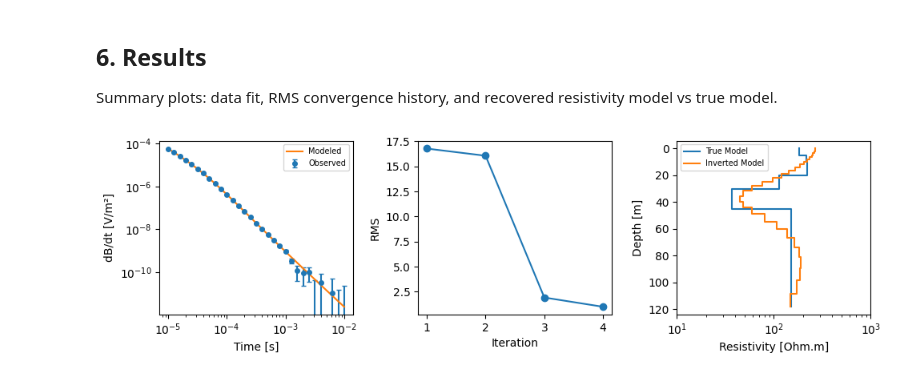
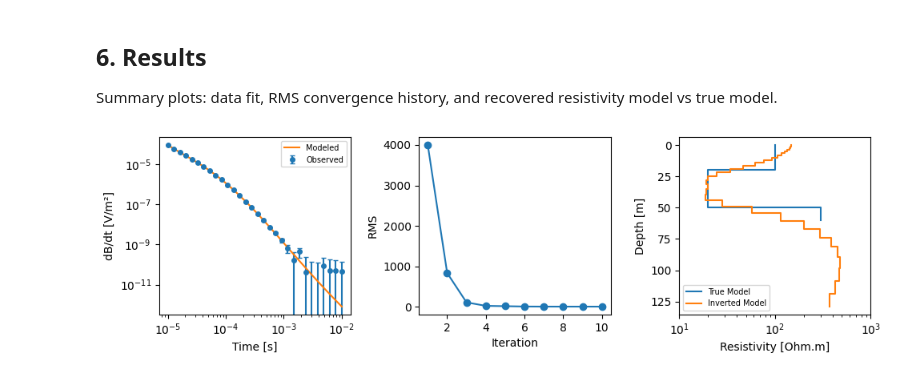
Before and after one commit to pmc93/pyTEM, a Jupyter notebook: notebooks/3. pytem_inv.ipynb, the cells around one changed output. Drawn from its saved outputs; the diff is of its cells as text; code cells hidden in the pictures.

```diff
--- a/notebooks/3. pytem_inv.ipynb
+++ b/notebooks/3. pytem_inv.ipynb
@@ -270,0 +87,13 @@ def _alpha_search(alpha_start, alpha_steps, Jw, dw, R, m,
+# %%
+rng = np.random.default_rng(42)
+
+# Power-law noise floor:  e_i = b * t_i^{-1/2}
+# b has units of  V/m^2 * sqrt(s)  (sets the absolute late-time noise level)
+b_noise   = 1e-11                       # noise amplitude coefficient
+noise_std = b_noise * times ** (-0.5)   # absolute std per gate [V/m^2]
+
+# Noisy observed data (additive Gaussian, std = noise_std)
+dbdt_obs = dbdt_true + rng.normal(0.0, noise_std)
+
+print(f'SNR range: {(np.abs(dbdt_true) / noise_std).min():.1f} - '
+      f'{(np.abs(dbdt_true) / noise_std).max():.1f}')
@@ -724,19 +147,19 @@ def invert(obs_data, thicknesses, log_resistivities, tx_radius, times,
 
 Start from a homogeneous half-space and iterate until the RMS stabilises.
 # %%
-log_resistivities = np.ones_like(thicknesses) * np.log(100.0)
+log_resistivities = np.ones(len(thicknesses) + 1) * np.log(100.0)
 
 result = invert(
-    obs_data=obs_data,
+    obs_data=dbdt_obs,
     thicknesses=thicknesses,
     log_resistivities=log_resistivities,
-    tx_radius=a,
+    tx_size=a,
     times=times,
     alpha_steps=10,
-    maxit=10,
+    maxit=20,
     eps=1e-4,
     noise_std=noise_std,
-    use_cuda=True,
+    use_cuda=HAS_CUDA,
     calc_sens=False,
     transform='euler',
     hankel_filter='key_101',
@@ -785,28 +206,28 @@ Summary plots: data fit, RMS convergence history, and recovered resistivity mode
 # %%
 fig, axs = plt.subplots(1, 3, figsize=(10, 3))
 
-axs[0].errorbar(times, obs_data, yerr=noise_std, fmt='o', markersize=4, capsize=2, label='Observed')
+axs[0].errorbar(times, dbdt_obs, yerr=noise_std, fmt='o', markersize=4, capsize=2, label='Observed')
 axs[0].loglog(times, mod_data, '-', label='Modeled', markersize=4)
 axs[0].set_xlabel('Time [s]')
 axs[0].set_ylabel('dB/dt [V/m²]')
 axs[0].legend(fontsize=7)
 
 axs[1].plot(range(1, len(iter_rms_list) + 1), iter_rms_list, 'o-')
 axs[1].set_xlabel('Iteration')
 axs[1].set_ylabel('RMS')
 
-depths0 = np.cumsum(np.concatenate(([0], thicknesses0[:-1])))
-axs[2].step(np.r_[rho0, rho0[-1]], np.r_[depths0, depths[-1]+10], where='pre', label='True Model')
-depths = np.cumsum(np.concatenate(([0], thicknesses[:-1])))
-axs[2].step(np.r_[best_rho, best_rho[-1]], np.r_[depths, depths[-1]+10], where='pre', label='Inverted Model')
+depths0 = np.cumsum(np.concatenate(([0], thicknesses0)))
+axs[2].step(np.r_[rho0, rho0[-1]], np.r_[depths0, depths0[-1]+10], where='pre', label='True Model')
+inv_depths = np.concatenate(([0], np.cumsum(thicknesses)))
+axs[2].step(np.r_[best_rho, best_rho[-1]], np.r_[inv_depths, inv_depths[-1]+10], where='pre', label='Inverted Model')
 
 axs[2].invert_yaxis()
 axs[2].set_xlabel('Resistivity [Ohm.m]')
 axs[2].set_ylabel('Depth [m]')
 axs[2].set_xscale('log')
 axs[2].legend(fontsize=7)
 axs[2].set_xlim(10, 1000)
 
 fig.tight_layout()
 # %% [output]
-[figure, old version]
+[figure, new version]
```
Also changed, not shown: parts of 17 cells of this notebook, 33 other files.
